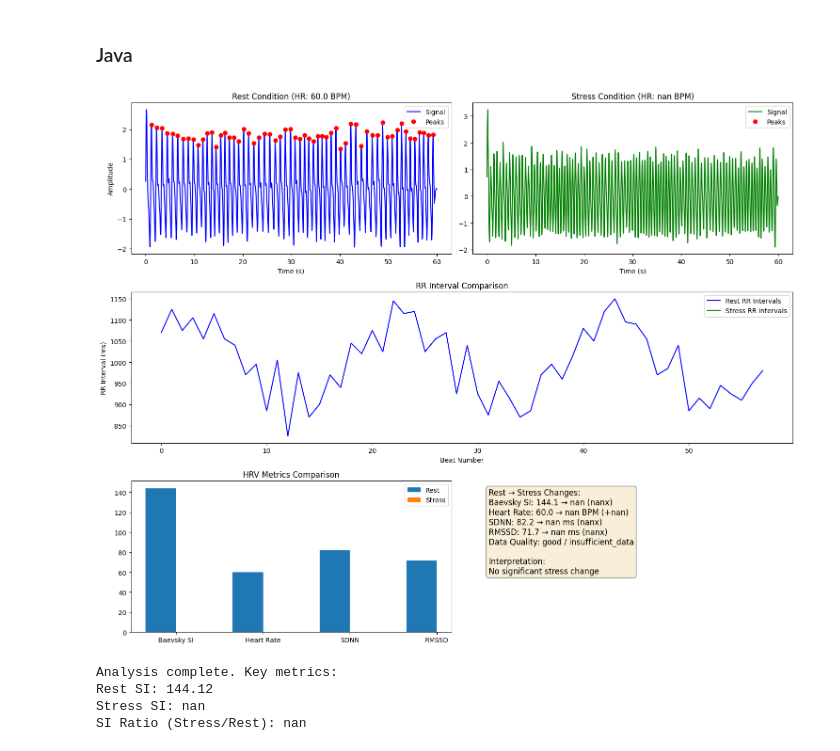
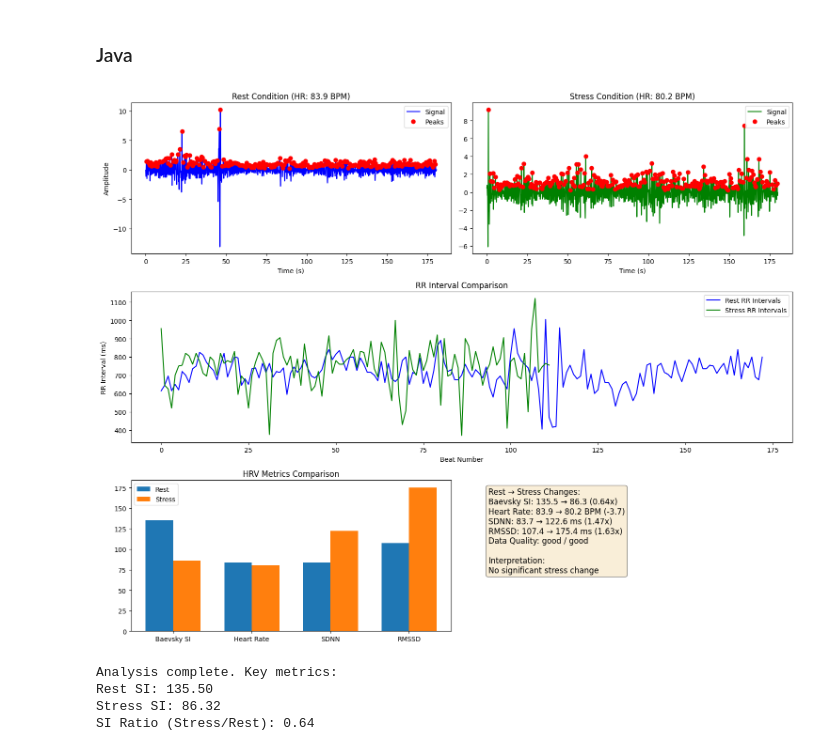
Before and after one commit to archiseino/hrv-plus-ultra, a Jupyter notebook: neurokit2_beavsky_simulation.ipynb, the cells around one changed output. Cells and saved outputs as stored; diff of their text form; code cells hidden in the pictures.

```diff
--- a/neurokit2_beavsky_simulation.ipynb
+++ b/neurokit2_beavsky_simulation.ipynb
@@ -178,14 +180,14 @@ Well I forget that samples / time length also defines the SI to be more precise,
 # %%
 ## Simulate a synthetic rPPG signal
 sampling_rate = 35  # Hz
-ppg = nk.ppg_simulate(duration=180, sampling_rate=35, heart_rate=180)
+ppg = nk.ppg_simulate(duration=180, sampling_rate=35, heart_rate=60)
 
 ## Open the .npy files from the subject s51
 pos_path = os.path.join("s53", f"s53_T1_POS_rppg.npy")
 pos_signal = np.load(pos_path)
 
 ## Upsample the pos signal to 100 Hz
-upsampled_signal, target_fs = upsample_rppg(ppg, original_fs=35, target_fs=200)
+upsampled_signal, target_fs = upsample_rppg(pos_signal, original_fs=35, target_fs=200)
 
 ## Process the PPG signal
 signals, info = nk.ppg_process(upsampled_signal, sampling_rate=target_fs)
@@ -435,7 +437,9 @@ def comprehensive_stress_analysis(rest_signal, stress_signal, original_fs=35,
     """
     # Step 1: Upsample both signals to improve temporal resolution
     rest_up, target_fs = upsample_rppg(rest_signal, original_fs, target_fs=200)
-    stress_up, _ = upsample_rppg(stress_signal, original_fs, target_fs=200)
+    stress_up, target_fs = upsample_rppg(stress_signal, original_fs, target_fs=200)
+
+    target_fs = 200  # Target sampling frequency for analysis
 
     # Step 2: Enhanced preprocessing optimized for rPPG
     rest_clean = enhanced_cleaning(rest_up, target_fs)
@@ -460,7 +464,7 @@ def comprehensive_stress_analysis(rest_signal, stress_signal, original_fs=35,
             "rr_intervals": rest_rr,
             "signal": {
                 "raw": rest_signal,
-                "upsampled": rest_up,
+                "upsampled": rest_signal,
                 "cleaned": rest_clean
             },
             "peaks": rest_peaks
@@ -470,7 +474,7 @@ def comprehensive_stress_analysis(rest_signal, stress_signal, original_fs=35,
             "rr_intervals": stress_rr,
             "signal": {
                 "raw": stress_signal,
-                "upsampled": stress_up,
+                "upsampled": stress_signal,
                 "cleaned": stress_clean
             },
             "peaks": stress_peaks
@@ -583,8 +587,7 @@ def condition_specific_peak_detection(signal, fs, condition="rest"):
 
         # More sensitive detection with lower threshold
         # and wider search windows to catch peaks in irregular rhythm
-        peaks = nk.ppg_findpeaks(smoothed, sampling_rate=fs,
-                                   )     # Allow closer peaks
+        peaks, info = nk.ppg_peaks(signal, sampling_rate=fs, method=method)
 
     return peaks
 
@@ -830,37 +833,44 @@ def visualize_stress_analysis(results, fs):
 
     return fig
 
 # Example usage:
 def run_example_with_synthetic_data():
     """
     Generate synthetic data and run the comprehensive analysis
     """
     # Parameters
     fs = 35  # Original sampling rate (typical camera fps)
     duration = 60  # seconds
 
+    ## Open the .npy files from the subject s51
+    rest_path = os.path.join("s56", f"s56_T1_LGI_rppg.npy")
+    rest_ppg = np.load(rest_path)
+
+    stress_path = os.path.join("s56", f"s56_T3_LGI_rppg.npy")
+    stress_ppg = np.load(stress_path)
+
     # Generate signals with different characteristics
     # Rest condition - steady HR around 70 BPM with high HRV
-    rest_ppg = nk.ppg_simulate(duration=60, sampling_rate=35, heart_rate=60)
+    # rest_ppg = nk.ppg_simulate(duration=60, sampling_rate=200, heart_rate=60)
 
     # Stress condition - higher HR around 90 BPM with lower HRV
-    stress_ppg = nk.ppg_simulate(duration=60, sampling_rate=35, heart_rate=100)
+    # stress_ppg = nk.ppg_simulate(duration=60, sampling_rate=200, heart_rate=100)
 
     # Run analysis
     results = comprehensive_stress_analysis(rest_ppg, stress_ppg, original_fs=fs)
 
     return results
 
 # If running as script
 if __name__ == "__main__":
     results = run_example_with_synthetic_data()
     print("Analysis complete. Key metrics:")
     print(f"Rest SI: {results['rest']['metrics']['baevsky_si']:.2f}")
     print(f"Stress SI: {results['stress']['metrics']['baevsky_si']:.2f}")
     print(f"SI Ratio (Stress/Rest): {results['comparison']['si_ratio']:.2f}")
 # %% [output]
-[figure, old version]
+[figure, new version]
 Analysis complete. Key metrics:
-Rest SI: 144.12
-Stress SI: nan
-SI Ratio (Stress/Rest): nan
+Rest SI: 135.50
+Stress SI: 86.32
+SI Ratio (Stress/Rest): 0.64
```
Also changed, not shown: parts of 4 cells of this notebook.
